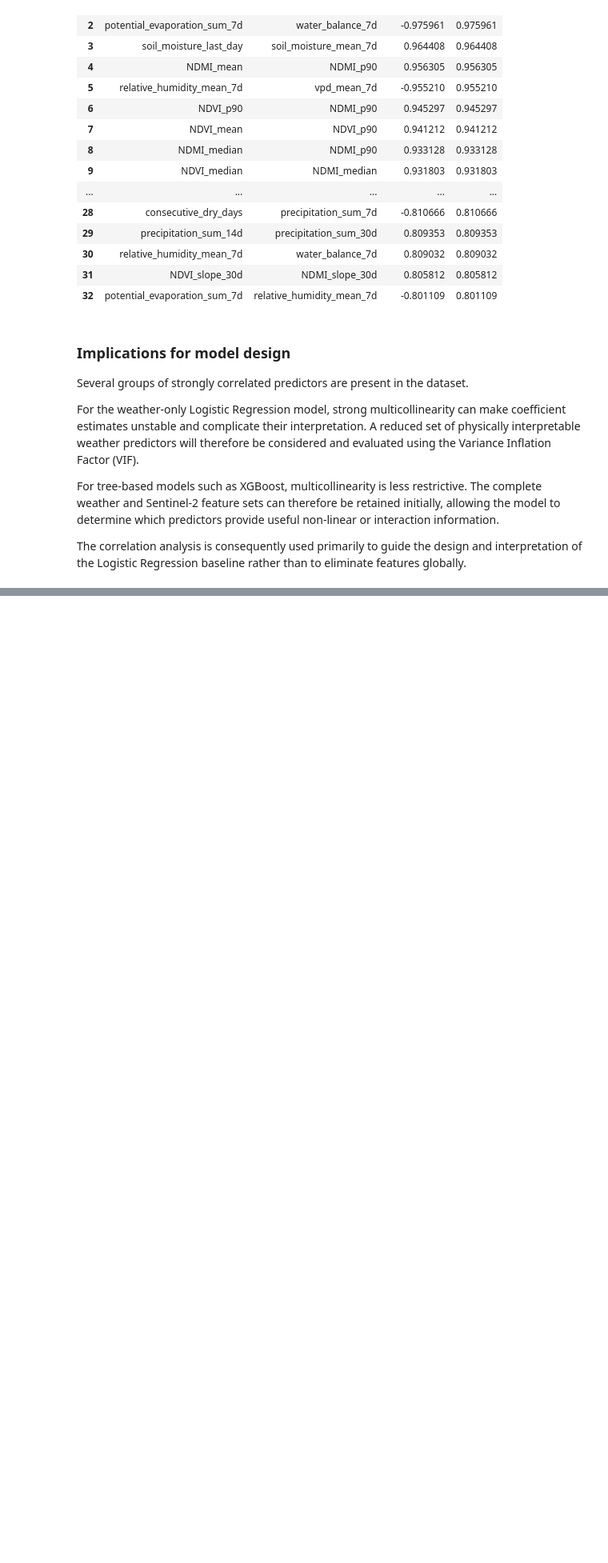
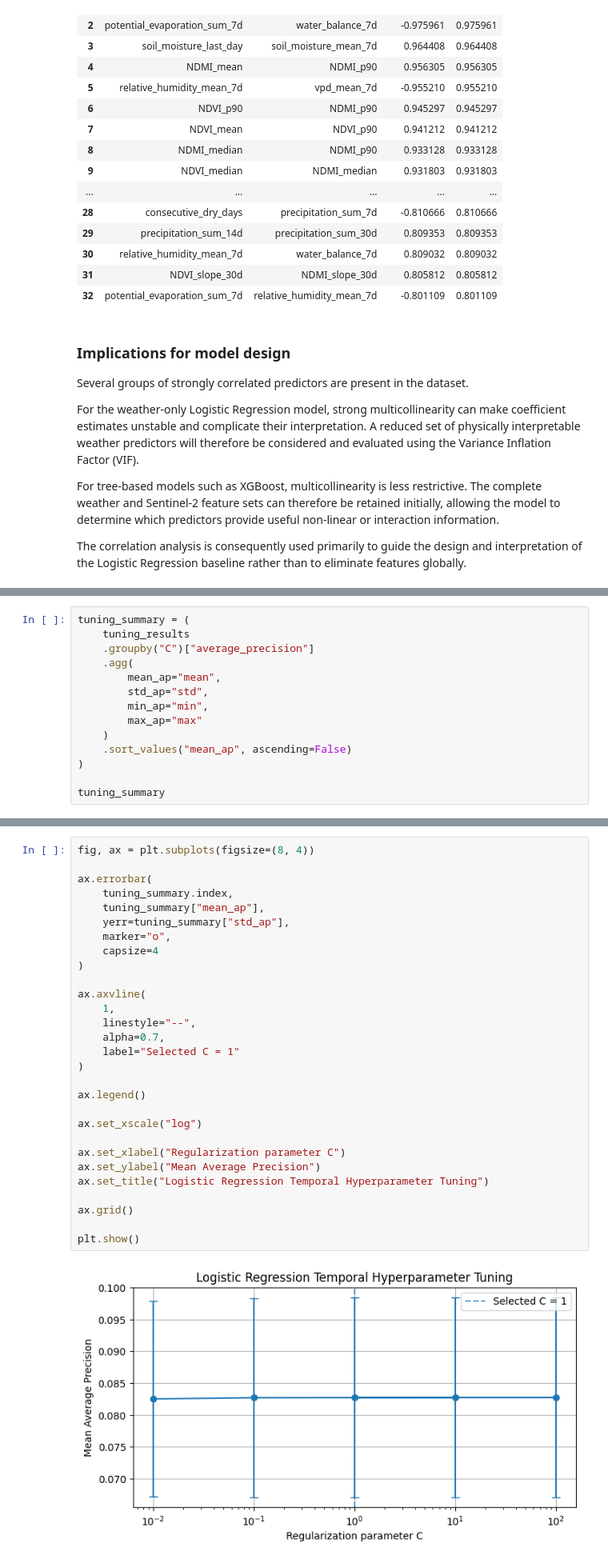
Before and after one commit to Daniel99Fonseca/wildfire-risk-portugal, a Jupyter notebook: notebooks/04_exploratory_analysis.ipynb, the cells around one changed output, grey strips where cells are left out. Shown at 80% size. Cells and saved outputs as stored; diff of their text form; blank space fills up the shorter version.

```diff
--- a/notebooks/04_exploratory_analysis.ipynb
+++ b/notebooks/04_exploratory_analysis.ipynb
@@ -1291,0 +1907,14 @@ features globally.
+# %%
+tuning_summary = (
+    tuning_results
+    .groupby("C")["average_precision"]
+    .agg(
+        mean_ap="mean",
+        std_ap="std",
+        min_ap="min",
+        max_ap="max"
+    )
+    .sort_values("mean_ap", ascending=False)
+)
+
+tuning_summary
@@ -1291,0 +1958,31 @@ features globally.
+# %%
+fig, ax = plt.subplots(figsize=(8, 4))
+
+ax.errorbar(
+    tuning_summary.index,
+    tuning_summary["mean_ap"],
+    yerr=tuning_summary["std_ap"],
+    marker="o",
+    capsize=4
+)
+
+ax.axvline(
+    1,
+    linestyle="--",
+    alpha=0.7,
+    label="Selected C = 1"
+)
+
+ax.legend()
+
+ax.set_xscale("log")
+
+ax.set_xlabel("Regularization parameter C")
+ax.set_ylabel("Mean Average Precision")
+ax.set_title("Logistic Regression Temporal Hyperparameter Tuning")
+
+ax.grid()
+
+plt.show()
+# %% [output]
+[figure, added]
```
Also changed, not shown: parts of 61 cells of this notebook, 4 other files.
